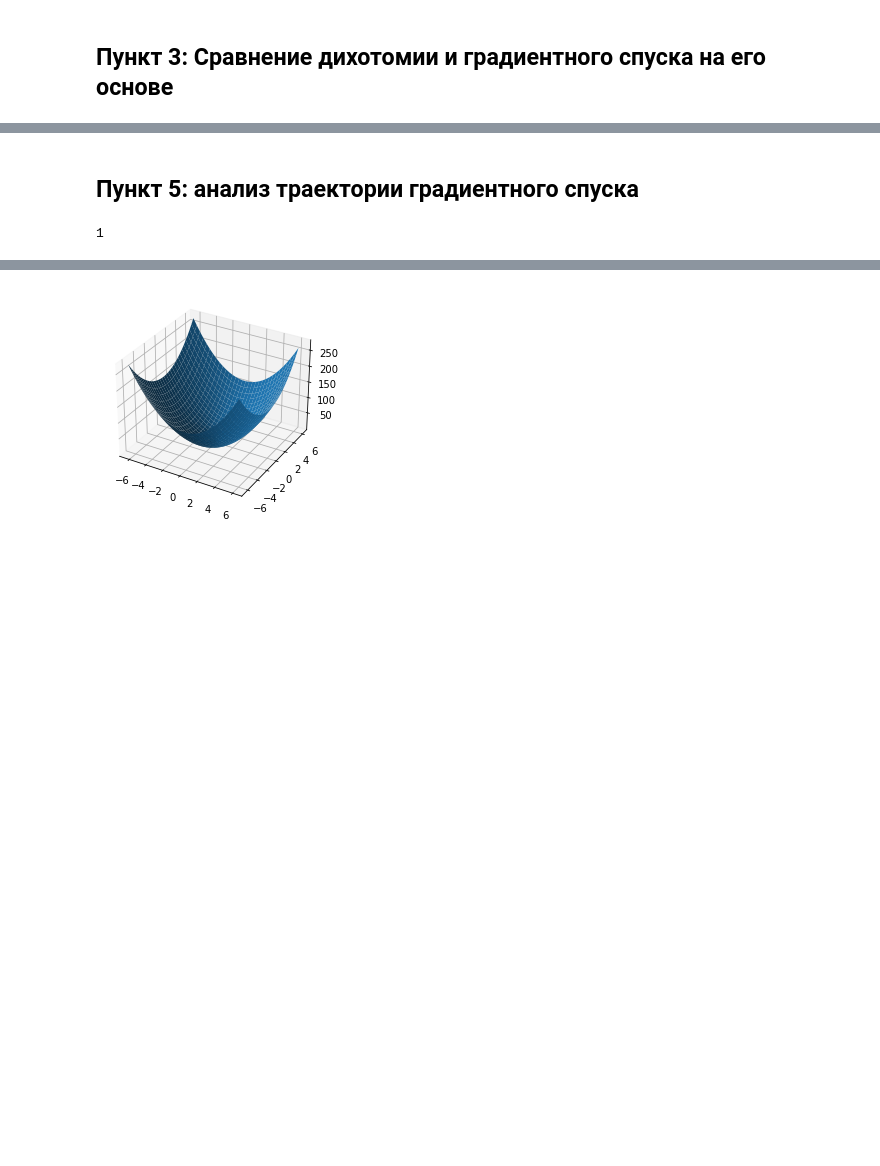
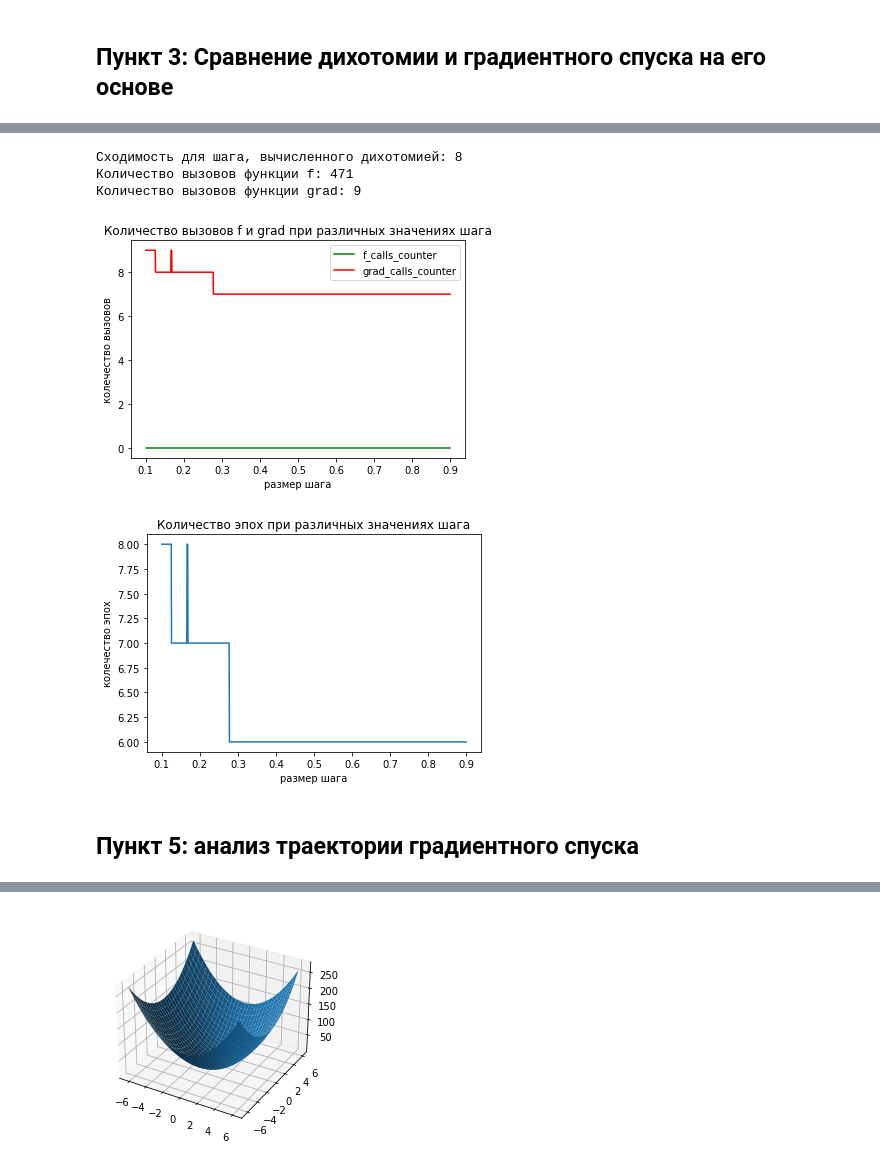
Before and after one commit to Volodka22/MetOpt, a Jupyter notebook: ans.ipynb, the cells around one changed output, grey strips where cells are left out. Drawn from its saved outputs; the diff is of its cells as text; code cells hidden in the pictures; blank space fills up the shorter version.

```diff
--- a/ans.ipynb
+++ b/ans.ipynb
@@ -120,4 +140,19 @@ plt.show()
 [figure]
 # %% [markdown]
 ## Пункт 3: Сравнение дихотомии и градиентного спуска на его основе
+# %%
+# 3d Rosenbrock function in point [x, y]
+def function_rosenbrok(x, y):
+    return (1 - x)**2 + 100 * (y - x**2)**2
+
+def point_function_rosenbrok(p):
+    x = p[0]
+    y = p[1]
+    return function_rosenbrok(x, y)
+
+# precalced grad of rosenbrok
+def grad_rosenbrok(p):
+    x = p[0]
+    y = p[1]
+    return np.asarray([2 * (-1 + x + 200*x**3 - 200*x*y), -200*(x**2 - y)])
 # %%
@@ -234,54 +297,10 @@ def compare_dichotomy_to_constant(f, starting_x):
 # %%
-#compare_dichotomy_to_constant(function_rosenbrok, np.asarray([0., 0.]))
+compare_dichotomy_to_constant(point_function_rosenbrok, grad_rosenbrok, np.asarray([0., 0.]))
+# %% [output]
+Сходимость для шага, вычисленного дихотомией: 8
+Количество вызовов функции f: 471
+Количество вызовов функции grad: 9
+[figure, added]
+[figure, added]
 # %% [markdown]
 ## Пункт 5: анализ траектории градиентного спуска
-# %%
-# import matplotlib.pyplot as plt
-# import numpy as np
-
-
-# Old version with hand-written gradient & no counter
-def old_get_min(grad, eps, alpha, x, start_lr = 0.0002) :
-    points = np.asarray([])
-    counter = 0
-    lr = start_lr
-    next = x - lr * grad(x)
-    while (LA.norm(next - x) > eps) :
-        counter += 1
-        points = np.append(points, x)
-        x = next
-        lr = alpha(lr, counter)
-        next = x - lr * grad(x)
-        #print("X=" + str(x) + " lr=" + str(lr) + " " + "grad=" + str(grad(x)) + "diff=" + str(LA.norm(next - x)))
-    return [x, counter, points]
-
-
-def function_x2_y2(x,y):
-    return  4 * x * x + 3 * y * y
-
-def grad_x2_y2(p):
-    x = p[0]
-    y = p[1]
-    return np.asarray([2 * x, 6 * y])
-
-def point_function_x2_y2(a):
-    x=a[0]
-    y=a[1]
-    return function_x2_y2(x,y)
-
-def function_rosebrok(x, y):
-    return (1 - x)**2 + 100 * (y - x**2)**2
-
-def grad_rosebrok(p):
-    x = p[0]
-    y = p[1]
-    return np.asarray([2 * (-1 + x + 200*x**3 - 200*x*y), -200*(x**2 - y)])
-
-print(function_rosebrok(0, 0))
-
-def point_function_rosenbrok(a):
-    x = a[0]
-    y = a[1]
-    return function_rosebrok(x,y)
-# %% [output]
-1
```
Also changed, not shown: parts of 7 cells of this notebook.
